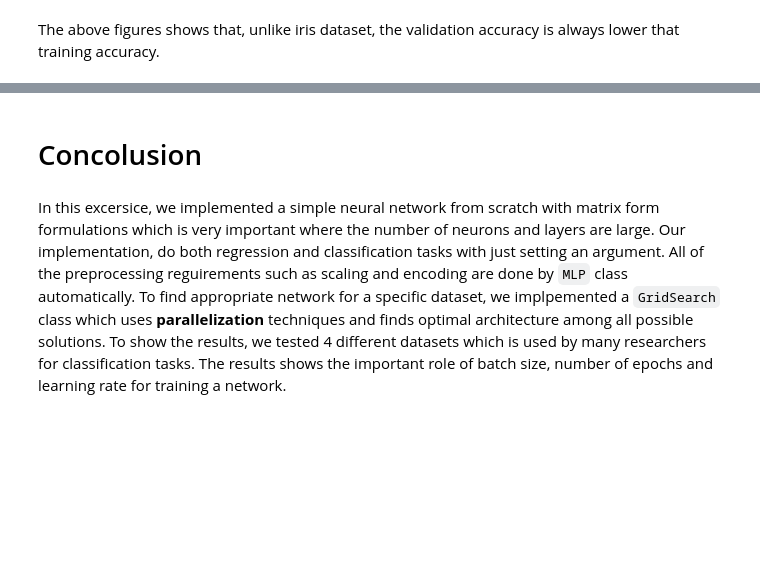
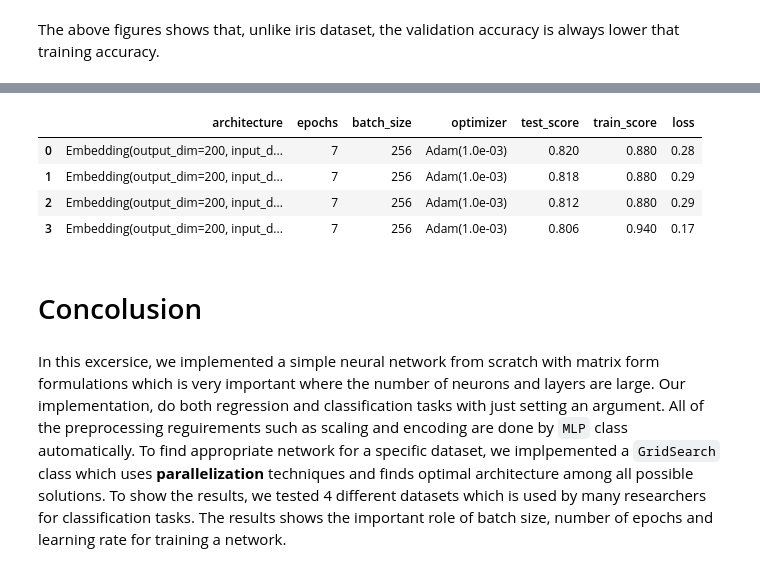
Before and after one commit to alirezaafzalaghaei/neural-netwroks-from-scratch, a Jupyter notebook: module/examples/Report.ipynb, the cells around one changed output, grey strips where cells are left out. Drawn from its saved outputs; the diff is of its cells as text; code cells hidden in the pictures; blank space fills up the shorter version.

```diff
--- a/module/examples/Report.ipynb
+++ b/module/examples/Report.ipynb
@@ -322,3 +348,11 @@ pd.set_option('display.max_colwidth', -1)
+# %%
+rnn_analyze('sentiment3.csv', dosent_req={'strides','activation','padding'},n=4)
+# %% [output]
+|  | architecture | epochs | batch_size | optimizer | test_score | train_score | loss |
+| 0 | Embedding(output_dim=200, input_d... | 7 | 256 | Adam(1.0e-03) | 0.820 | 0.880 | 0.28 |
+| 1 | Embedding(output_dim=200, input_d... | 7 | 256 | Adam(1.0e-03) | 0.818 | 0.880 | 0.29 |
+| 2 | Embedding(output_dim=200, input_d... | 7 | 256 | Adam(1.0e-03) | 0.812 | 0.880 | 0.29 |
+| 3 | Embedding(output_dim=200, input_d... | 7 | 256 | Adam(1.0e-03) | 0.806 | 0.940 | 0.17 |
 # %% [markdown]
 # Concolusion
 # %% [markdown]
```
Also changed, not shown: parts of 4 cells of this notebook, 4 other files.
